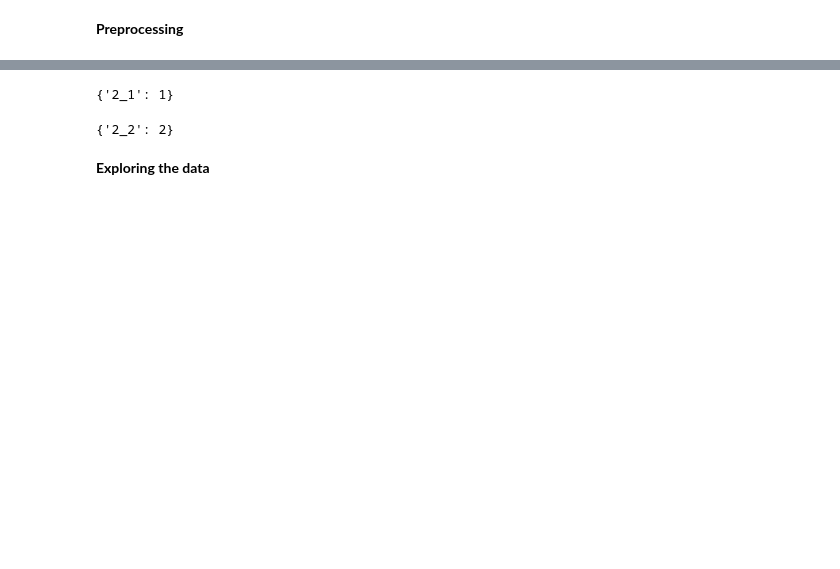
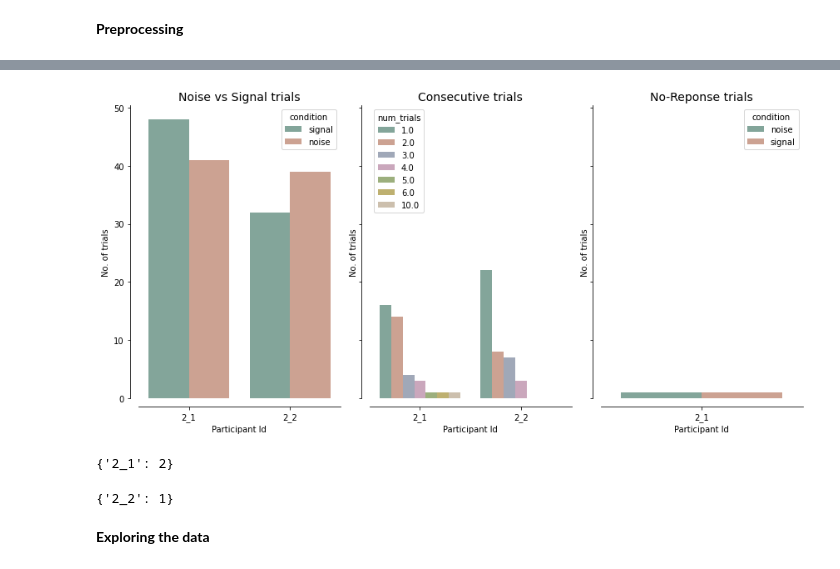
Before and after one commit to 104H/dyadicdecisionmaking, a Jupyter notebook: dataanalysis/preprocessing.ipynb, the cells around one changed output, grey strips where cells are left out. Drawn from its saved outputs; the diff is of its cells as text; code cells hidden in the pictures; blank space fills up the shorter version.

```diff
--- a/dataanalysis/preprocessing.ipynb
+++ b/dataanalysis/preprocessing.ipynb
@@ -139,4 +134,48 @@ Index(['subject_id', 'pair', 'totalTrials', 'condition', 'response', 'rt',
       dtype='object')
+# %%
+"""
+NOTE: We need to summarize overall trial characteristics data before no-response and ouliers are filtered.
+Summarize the trial characteristics:
+1. Noise versus signal trials per subject
+2. No. of consecutive trial sets of 1/2/3/... trails done by each participant
+3. No. of trails with no-response. Where they signal trials or noise ones? Did a subject had too many of those?
+"""
+
+#compute the number of sets of consecutive trials of various types done by each subject
+tmpdf = experiment_data[['subject_id','prev_trial','totalTrials']]
+tmpdf = tmpdf[(tmpdf['prev_trial']=='partner') | (tmpdf['totalTrials']%trials_per_block ==0) | (tmpdf['totalTrials']%trials_per_block ==1)]
+tmpdf.sort_values(['totalTrials'])
+tmpdf['num_trials'] = tmpdf['totalTrials'].shift(periods=-1) - tmpdf['totalTrials']
+#when the next datapoint is another pair then the num_trials is negative. At end of the DF it is NaN.
+#when prev trial is own, add one to num trial of prevous row and drop the records
+#when prev trial is partner, make num trial to 1 and keep the record
+index1 = tmpdf[((tmpdf['num_trials'] < 0 )|(tmpdf['num_trials'].isna()))&(tmpdf['prev_trial'] == 'own' )].index
+index2 = tmpdf[((tmpdf['num_trials'] < 0 )|(tmpdf['num_trials'].isna()))&(tmpdf['prev_trial'] == 'partner' )].index
+tmpdf.loc[index1 -1,'num_trials'] += 1
+tmpdf.loc[index2,'num_trials'] = 1
+tmpdf.drop(index=index1,inplace=True)
+tmpdf.drop(['prev_trial','totalTrials'],axis=1,inplace=True)
+#print(tmpdf.groupby(['subject_id'])['num_trials'].sum())
+
+#plot the charts now
+fig,ax = plt.subplots(1,3, figsize=(12, 6),sharey=True)
+sns.countplot(data=experiment_data, x='subject_id', hue='condition', ax=ax[0])
+ax[0].set_title('Noise vs Signal trials', fontsize=14)
+ax[0].set_xlabel('Participant Id')
+ax[0].set_ylabel('No. of trials')
+sns.countplot(data=tmpdf, x='subject_id', hue='num_trials', ax=ax[1])
+ax[1].set_title('Consecutive trials', fontsize=14)
+ax[1].set_xlabel('Participant Id')
+ax[1].set_ylabel('No. of trials')
+sns.countplot(data=experiment_data.query("response=='noresponse'"), x='subject_id', hue='condition', ax=ax[2])
+ax[2].set_title('No-Reponse trials', fontsize=14)
+ax[2].set_xlabel('Participant Id')
+ax[2].set_ylabel('No. of trials')
+sns.despine(offset=10)
+fig.tight_layout()
+plt.show()
+# %% [output]
+[figure, added]
 # %%
 """
 Remove no-response trials (this needs to be discussed with A&A!)
@@ -159,16 +198,17 @@ for pair in pairs:
         else:
             noresponse_dict[subject] = len(idx)
 
-        experiment_data.drop(idx, inplace=True)
+        experiment_data = experiment_data.drop(idx).reset_index(drop=True)
 
-experiment_data.reset_index(drop=True, inplace=True)
+print('Amount of no-response trials:')
 print(noresponse_dict)
 # %% [output]
-{'2_1': 1}
+{'2_1': 2}
 # %%
 """
 Remove outliers
 """
+experiment_data['rt'] = experiment_data['rt'].astype(float)
 RTstd = 4
 outlier_dict = {}
 
@@ -179,7 +219,10 @@ for pair in pairs:
         # create subset of dataframe
         subset = experiment_data.loc[(experiment_data.pair==pair) & (experiment_data.subject_id==subject)]
 
+
         values = subset.loc[:,'rt'].values
+        #print(subset[subset['response']=='noresponse'].to_string()) #SB: added to check why this cell fails. The no resposne filtering in prev cell isnt working
+
         mean = np.mean(values)
         std = np.std(values)
         thresh = mean + (std*RTstd)
@@ -193,14 +236,14 @@ for pair in pairs:
         else:
             outlier_dict[subject] = len(idx)
 
-        experiment_data.drop(idx, inplace=True)
+        experiment_data = experiment_data.drop(idx).reset_index(drop=True)
         #idx = remove_outliers(pair, subject)
         #outlier_idx.extend(idx)
 
-experiment_data.reset_index(drop=True, inplace=True)
+print('Amount of outliers:')
 print(outlier_dict)
 # %% [output]
-{'2_2': 2}
+{'2_2': 1}
 # %% [markdown]
 **Exploring the data**
 # %%
```
Also changed, not shown: parts of 11 cells of this notebook.
